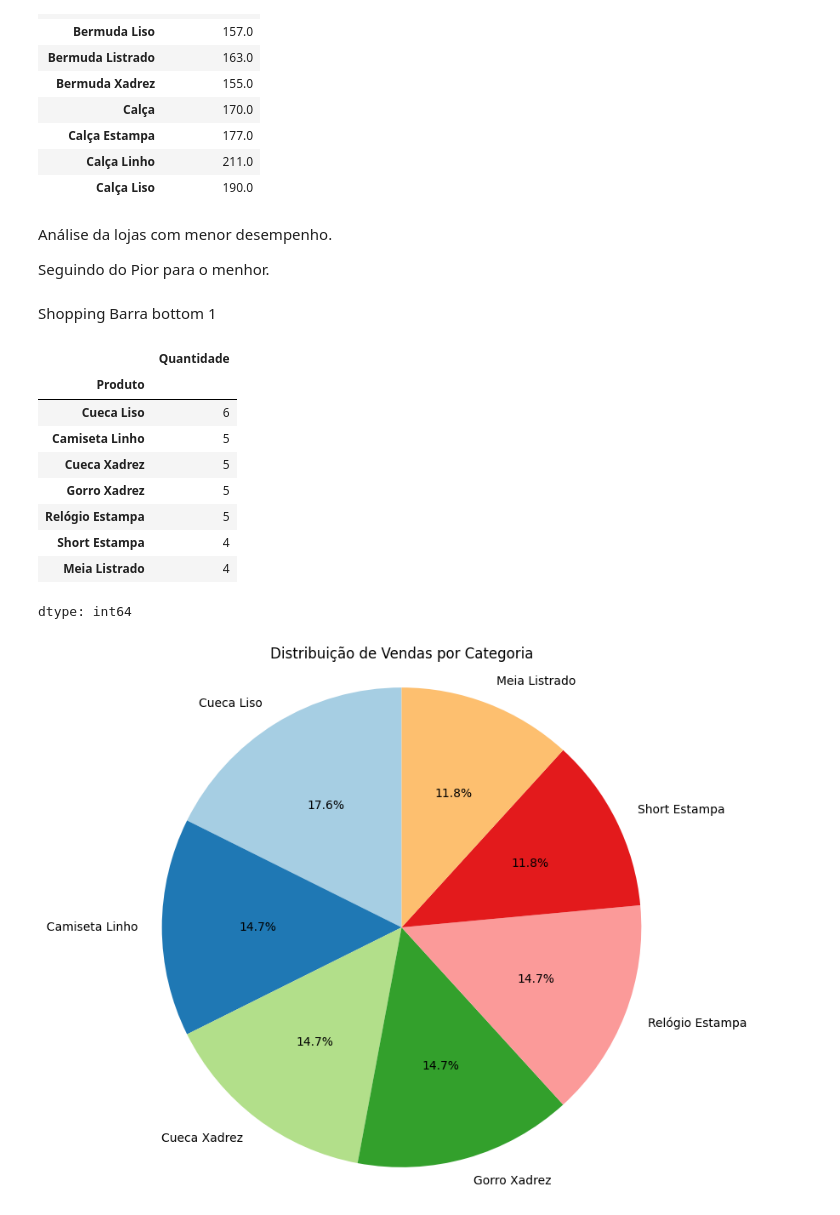
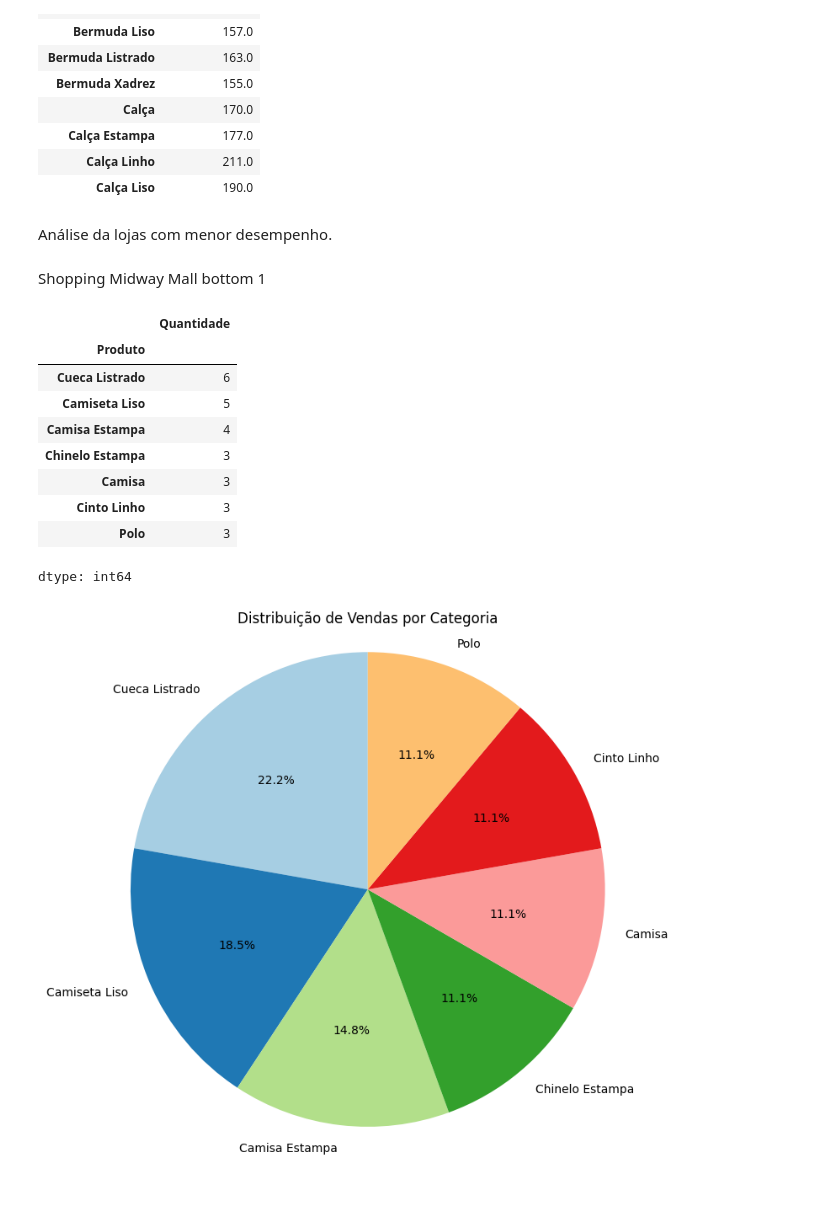
Before and after one commit to G0807/retail-sales-analysis, a Jupyter notebook: Projeto1vendas.ipynb, the cells around one changed output. Drawn from its saved outputs; the diff is of its cells as text; code cells hidden in the pictures.

```diff
--- a/Projeto1vendas.ipynb
+++ b/Projeto1vendas.ipynb
@@ -782,32 +804,30 @@ display(median_valor_produtos.head(10))
 | Calça Liso | 190.0 |
 # %% [markdown]
 Análise da lojas com menor desempenho.
-
-Seguindo do Pior para o menhor.
 # %% [markdown]
-Shopping Barra  bottom 1
+Shopping Midway Mall bottom 1
 # %%
-df_barra = df_amostra[df_amostra['ID Loja'] == 'Shopping Barra']
-Shopping_Barra= df_barra.groupby('Produto')['Quantidade'].sum().sort_values(ascending=False)
-display(Shopping_Barra.head(7))
-top_7_produtos_barra = Shopping_Barra.head(7)
+df_mall = df_amostra[df_amostra['ID Loja'] == 'Shopping Midway Mall']
+Shopping_Midway_Mall = df_mall.groupby('Produto')['Quantidade'].sum().sort_values(ascending=False)
+display(Shopping_Midway_Mall.head(7))
+top_7_produtos_barra = Shopping_Midway_Mall.head(7)
 lista_produtos = top_7_produtos_barra.index.tolist()
 lista_quantidades = top_7_produtos_barra.values.tolist()
 plt.figure(figsize=(8, 8))
 plt.pie(lista_quantidades, labels=lista_produtos, autopct='%1.1f%%', startangle=90, colors=plt.cm.Paired.colors)
 plt.title('Distribuição de Vendas por Categoria')
 plt.axis('equal')
 plt.show()
 # %% [output]
 |  | Quantidade |
 | Produto |  |
-| Cueca Liso | 6 |
-| Camiseta Linho | 5 |
-| Cueca Xadrez | 5 |
-| Gorro Xadrez | 5 |
-| Relógio Estampa | 5 |
-| Short Estampa | 4 |
-| Meia Listrado | 4 |
+| Cueca Listrado | 6 |
+| Camiseta Liso | 5 |
+| Camisa Estampa | 4 |
+| Chinelo Estampa | 3 |
+| Camisa | 3 |
+| Cinto Linho | 3 |
+| Polo | 3 |
 dtype: int64
-[figure, old version]
+[figure, new version]
 # %%
```
Also changed, not shown: parts of 61 cells of this notebook.
